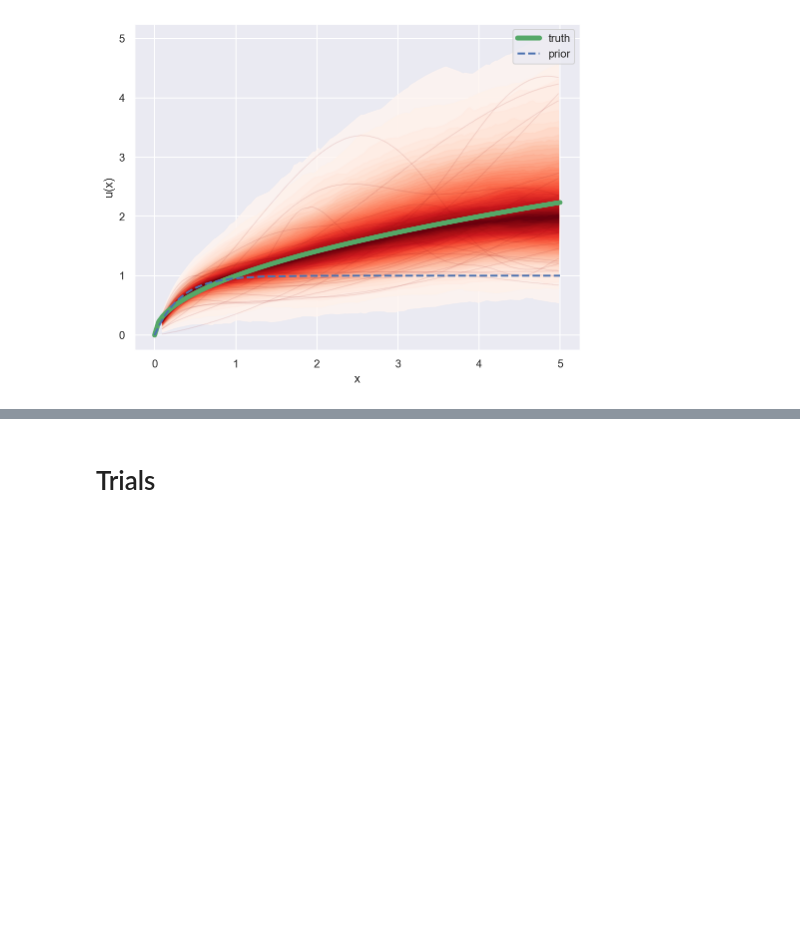
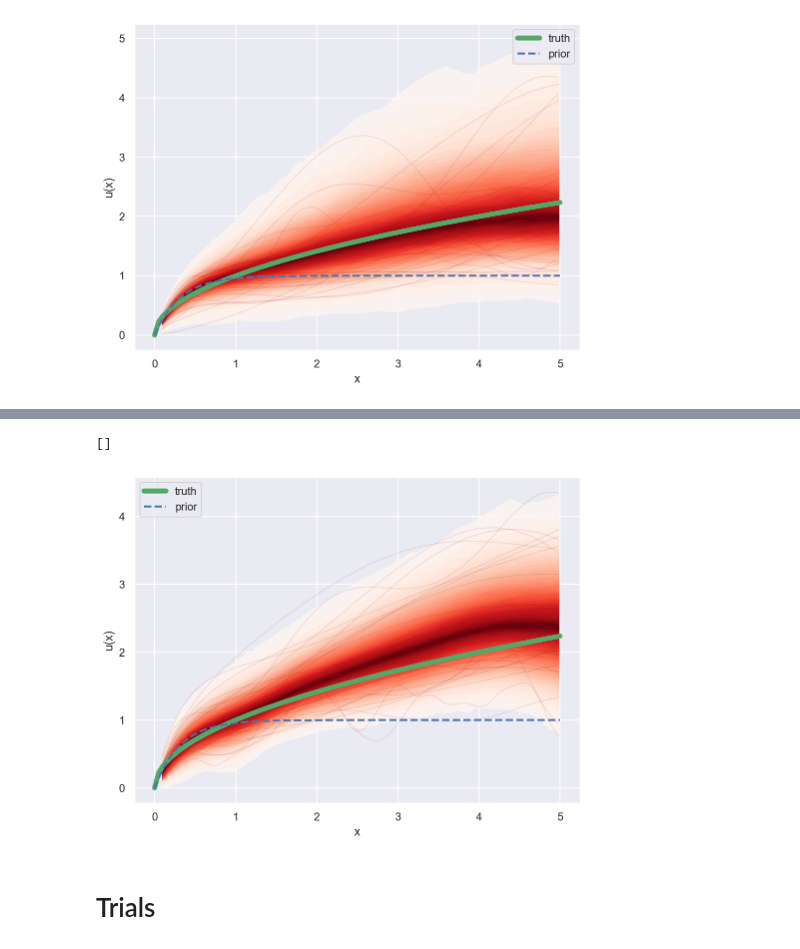
Before and after one commit to AurelienNioche/TransformedGP, a Jupyter notebook: distorted-utility.ipynb, the cells around one changed output, grey strips where cells are left out. Drawn from its saved outputs; the diff is of its cells as text; code cells hidden in the pictures; blank space fills up the shorter version.

```diff
--- a/distorted-utility.ipynb
+++ b/distorted-utility.ipynb
@@ -336,0 +342,6 @@ plt.plot()
+# %%
+model, gp = build_model(u=u_model, x_sorted=x_sorted, p_sorted=p_sorted, undo_sorted=undo_sorted, choices=choices)
+
+with model:
+    trace = pm.sample(1000, tune=1000, chains=2, return_inferencedata=True,
+                  target_accept=0.90)
@@ -337,3 +362,15 @@ plt.plot()
+# %%
+fig, ax = plt.subplots(figsize=(8, 6))
+pm.gp.util.plot_gp_dist(ax, pred_samples["f"], x_sorted.reshape(-1, 1))
+ax.plot(np.linspace(0, 5, 100), u_data(np.linspace(0, 5, 100)), lw=5, color='C2', label="truth")
+ax.plot(np.linspace(0, 5, 100), u_model(np.linspace(0, 5, 100)), lw=2, ls='--', color='C0', label="prior")
+ax.set_xlabel("x")
+ax.set_ylabel("u(x)")
+ax.legend()
+plt.plot()
+# %% [output]
+[]
+[figure, added]
 # %% [markdown]
 # Trials
 # %%
```
Also changed, not shown: parts of 16 cells of this notebook.
